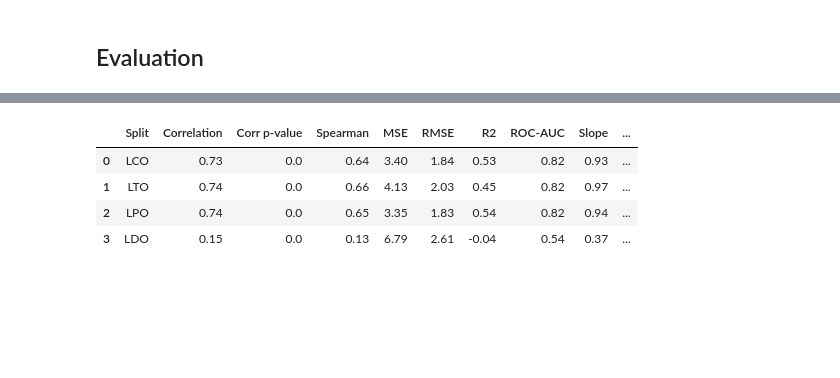
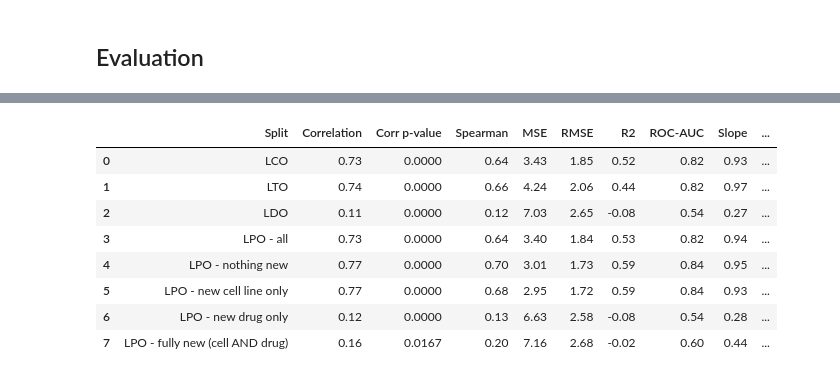
Before and after one commit to fshokor/multiomics-drug-response, a Jupyter notebook: notebooks/09_custom_SingleModal.ipynb, the cells around one changed output, grey strips where cells are left out. Saved outputs shown, nothing was run; the diff lists cells and outputs as text; code cells hidden in the pictures; blank space fills up the shorter version.

```diff
--- a/notebooks/09_custom_SingleModal.ipynb
+++ b/notebooks/09_custom_SingleModal.ipynb
@@ -265,11 +270,20 @@ def build_mlp_inputs(idx: np.ndarray, arm_rna: str = "rna", arm_protein: str = "
     print(f"Preparing rna inputs")
     rna_X = OMICS[arm_rna].loc[sub[COL_CELLOSAURUS]].to_numpy().astype(np.float32)
     print(f"Preparing protein inputs")
+    # protein_vals = OMICS[arm_protein].loc[sub[COL_CELLOSAURUS]].to_numpy().astype(np.float32)
+    # protein_mask = OMICS_MASK[arm_protein].loc[sub[COL_CELLOSAURUS]].to_numpy().astype(np.float32)
+    # protein_X = np.hstack([protein_vals, protein_mask])  # doubles protein feature width
+
     protein_X = OMICS[arm_protein].loc[sub[COL_CELLOSAURUS]].to_numpy().astype(np.float32)
     print(f"Preparing drug inputs")
     drug_X = np.vstack([drug_fp[d] for d in sub[COL_DRUG]]).astype(np.float32)
     print(f"Preparing target values")
     y = sub[COL_IC50].to_numpy().astype(np.float32)
+
+    assert not np.isnan(rna_X).any(), "NaNs in RNA features"
+    assert not np.isnan(protein_X).any(), "NaNs in protein features"
+    assert not np.isnan(y).any(), "NaNs in target — drop these rows upstream, don't impute"
+
     return rna_X, protein_X, drug_X, y
 
 
@@ -520,9 +554,9 @@ def fit_mlp(model, data_loaders, optimizer, criterion, num_epochs, patience, che
     model
     return model, history
 # %%
-num_epochs = 3
+num_epochs = 10
 patience = 5
-checkpoint_path = RESULTS_DIR / "checkpoints/mlp_drug_fp_model.pt"
+checkpoint_path = RESULTS_DIR / "checkpoints/mlp_prot_model.pt"
 # %%
 checkpoint_path
 # %% [output]
@@ -633,3 +724,23 @@ def evaluateMT(target, pred, threshold=None):
     }
 
     return pd.DataFrame([results])
+# %%
+fold_idx = 0
+cell_holdout = set(holdout_groups[fold_idx]["cell_lines_held_out"])
+drug_holdout = set(holdout_groups[fold_idx]["drugs_held_out"])
+
+lpo_idx = np.array(folds[fold_idx]["lpo_test"])
+sub = pairs.loc[lpo_idx]  # same row order as lpo_idx -> aligns with y_lpo_test / preds
+is_new_cell = sub[COL_CELLOSAURUS].isin(cell_holdout).to_numpy()
+is_new_drug = sub[COL_DRUG].isin(drug_holdout).to_numpy()
+n_new = is_new_cell.astype(int) + is_new_drug.astype(int)
+
+lpo_masks = {
+    "LPO - nothing new": (~is_new_cell) & (~is_new_drug),
+    "LPO - new cell line only": is_new_cell & (~is_new_drug),
+    "LPO - new drug only": (~is_new_cell) & is_new_drug,
+    "LPO - fully new (cell AND drug)": is_new_cell & is_new_drug,
+}
+
+for name, mask in lpo_masks.items():
+    print(f"{name}: n={mask.sum():,}")
@@ -636,22 +752,35 @@ def evaluateMT(target, pred, threshold=None):
 # %%
 splits = {
     'LCO': (y_lco_test, dm_drug_pred_lco_test),
     'LTO': (y_lto_test, dm_drug_pred_lto_test),
-    'LPO': (y_lpo_test, dm_drug_pred_lpo_test),
     'LDO': (y_ldo_test, dm_drug_pred_ldo_test),
 }
 
 results_list = []
 for split_name, (y_true, y_pred) in splits.items():
     df = evaluateMT(y_true, y_pred)
     df.insert(0, 'Split', split_name)
     results_list.append(df)
 
+# LPO, broken into nothing-new / partially-new / fully-new
+df = evaluateMT(y_lpo_test, dm_drug_pred_lpo_test)
+df.insert(0, 'Split', 'LPO - all')
+results_list.append(df)
+
+for name, mask in lpo_masks.items():
+    df = evaluateMT(y_lpo_test[mask], dm_drug_pred_lpo_test[mask])
+    df.insert(0, 'Split', name)
+    results_list.append(df)
+
 results_df = pd.concat(results_list, ignore_index=True)
 results_df
 # %% [output]
 |  | Split | Correlation | Corr p-value | Spearman | MSE | RMSE | R2 | ROC-AUC | Slope | ... |
-| 0 | LCO | 0.73 | 0.0 | 0.64 | 3.40 | 1.84 | 0.53 | 0.82 | 0.93 | ... |
-| 1 | LTO | 0.74 | 0.0 | 0.66 | 4.13 | 2.03 | 0.45 | 0.82 | 0.97 | ... |
-| 2 | LPO | 0.74 | 0.0 | 0.65 | 3.35 | 1.83 | 0.54 | 0.82 | 0.94 | ... |
-| 3 | LDO | 0.15 | 0.0 | 0.13 | 6.79 | 2.61 | -0.04 | 0.54 | 0.37 | ... |
+| 0 | LCO | 0.73 | 0.0000 | 0.64 | 3.43 | 1.85 | 0.52 | 0.82 | 0.93 | ... |
+| 1 | LTO | 0.74 | 0.0000 | 0.66 | 4.24 | 2.06 | 0.44 | 0.82 | 0.97 | ... |
+| 2 | LDO | 0.11 | 0.0000 | 0.12 | 7.03 | 2.65 | -0.08 | 0.54 | 0.27 | ... |
+| 3 | LPO - all | 0.73 | 0.0000 | 0.64 | 3.40 | 1.84 | 0.53 | 0.82 | 0.94 | ... |
+| 4 | LPO - nothing new | 0.77 | 0.0000 | 0.70 | 3.01 | 1.73 | 0.59 | 0.84 | 0.95 | ... |
+| 5 | LPO - new cell line only | 0.77 | 0.0000 | 0.68 | 2.95 | 1.72 | 0.59 | 0.84 | 0.93 | ... |
+| 6 | LPO - new drug only | 0.12 | 0.0000 | 0.13 | 6.63 | 2.58 | -0.08 | 0.54 | 0.28 | ... |
+| 7 | LPO - fully new (cell AND drug) | 0.16 | 0.0167 | 0.20 | 7.16 | 2.68 | -0.02 | 0.60 | 0.44 | ... |
```
Also changed, not shown: parts of 49 cells of this notebook, 3 other files.
